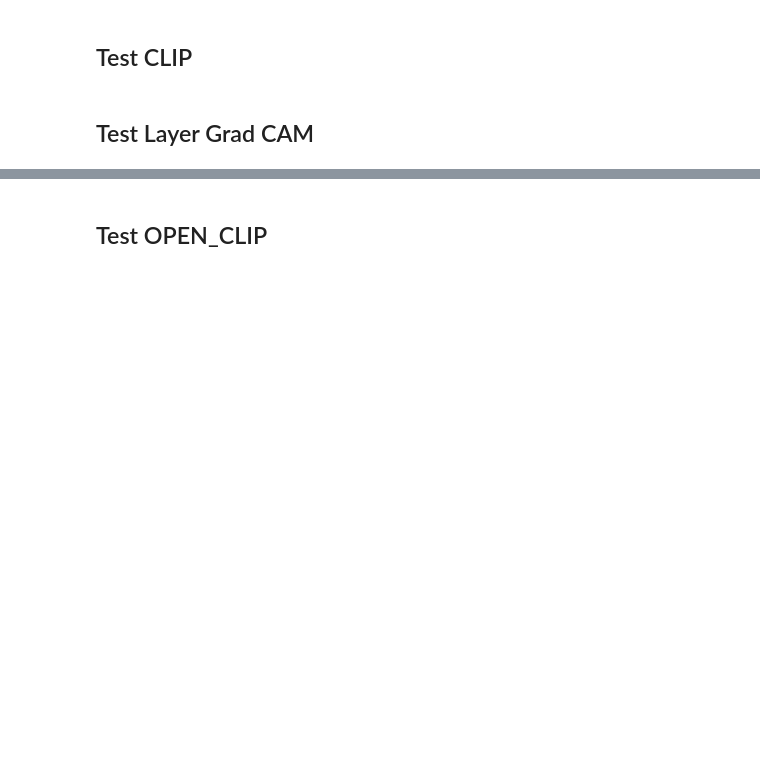
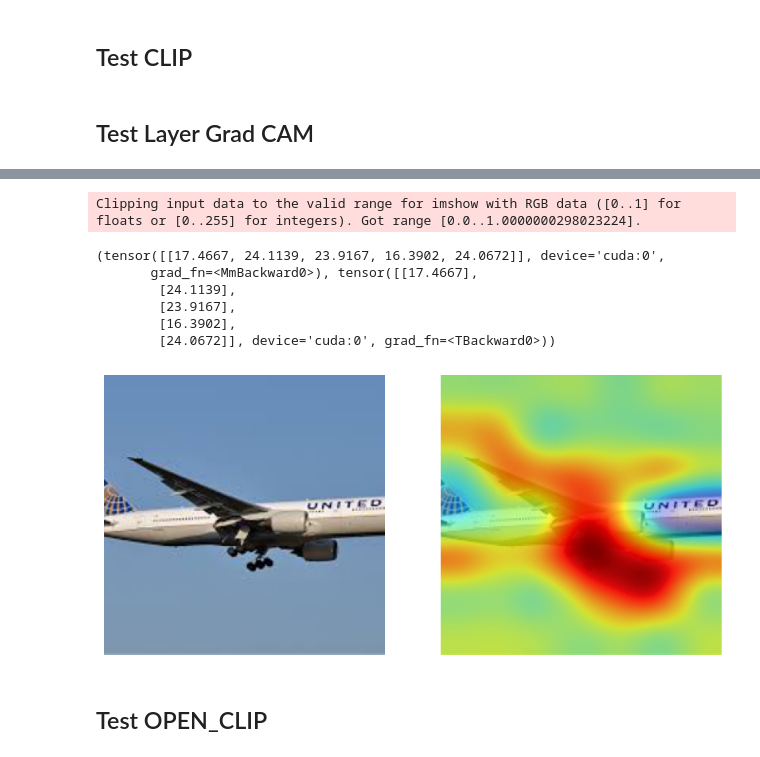
Before and after one commit to Uzukidd/sl-cbm, a Jupyter notebook: manually_debug.ipynb, the cells around one changed output, grey strips where cells are left out. Drawn from its saved outputs; the diff is of its cells as text; code cells hidden in the pictures; blank space fills up the shorter version.

```diff
--- a/manually_debug.ipynb
+++ b/manually_debug.ipynb
@@ -245,6 +284,30 @@ viz_attn(image,
         upsampled_attr,
         blur=True,
         save_to=None)
+# %%
+image:torch.Tensor = preprocess(Image.open("data/images/airplane.jpg")).unsqueeze(0).to(DEVICE)
+text = clip.tokenize(["propellers",
+                      "heavier-than-air craft",
+                      "fuselage",
+                      "accelerator",
+                      "landing gear"]).to(DEVICE)
+print(backbone(normalizer(image), text))
+attributions:torch.Tensor = layer_grad_cam.attribute(normalizer(image), 4, additional_args = {"text": text})
+upsampled_attr = LayerAttribution.interpolate(attributions, image.size()[-2:], interpolate_mode="bicubic")
+
+viz_attn(image,
+        upsampled_attr,
+        blur=True,
+        save_to=None)
+# %% [output]
+Clipping input data to the valid range for imshow with RGB data ([0..1] for floats or [0..255] for integers). Got range [0.0..1.0000000298023224].
+(tensor([[17.4667, 24.1139, 23.9167, 16.3902, 24.0672]], device='cuda:0',
+       grad_fn=<MmBackward0>), tensor([[17.4667],
+        [24.1139],
+        [23.9167],
+        [16.3902],
+        [24.0672]], device='cuda:0', grad_fn=<TBackward0>))
+[figure, added]
 # %% [markdown]
 ## Test OPEN_CLIP
 # %%
```
Also changed, not shown: parts of 4 cells of this notebook, 16 other files.
